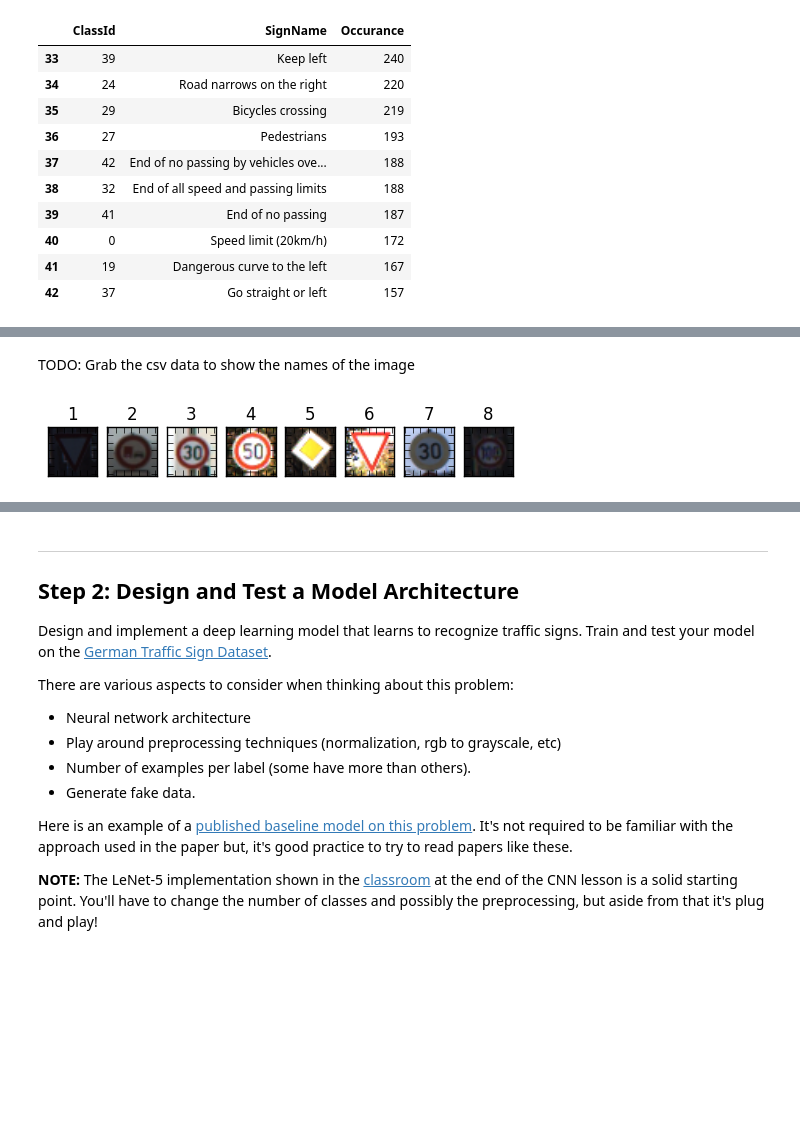
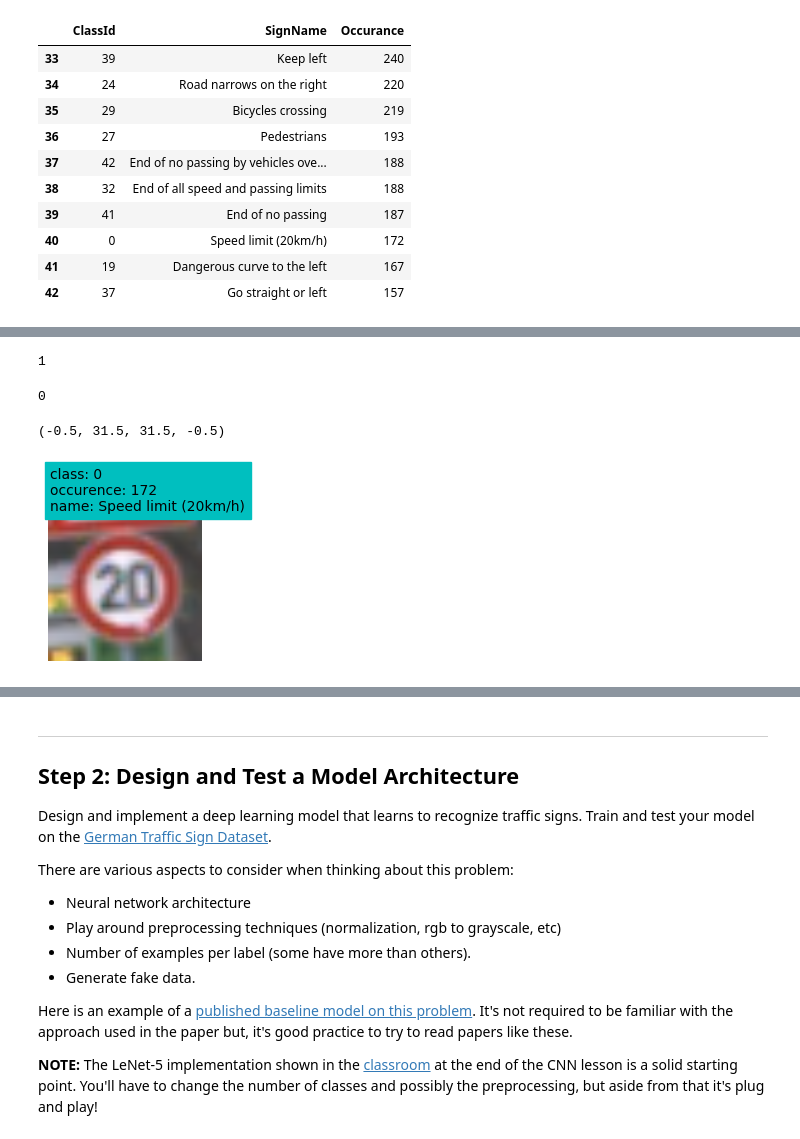
Before and after one commit to Self-Driving-Cars-LosAngeles/TrafficSignClassification, a Jupyter notebook: Traffic_Sign_Classifier_SDCLA.ipynb, the cells around one changed output, grey strips where cells are left out. Saved outputs shown, nothing was run; the diff lists cells and outputs as text; code cells hidden in the pictures; blank space fills up the shorter version.

Commit message:
[feature] - adds grid plot showing traffic sign abundances

```diff
--- a/Traffic_Sign_Classifier_SDCLA.ipynb
+++ b/Traffic_Sign_Classifier_SDCLA.ipynb
@@ -176,17 +198,26 @@ plt.title('Occurences v Classes')
-# %% [markdown]
-TODO: Grab the csv data to show the names of the image
-# %%
-### Data exploration visualization goes here.
-sample_size = 8
-indices = np.random.randint(0, high = len(X_train), size = sample_size)
-fig = plt.figure()
-for i in range(len(indices)):
-    a = fig.add_subplot(1,sample_size,i+1)
-    a.set_xticklabels([])
-    a.set_yticklabels([])
-    a.set_aspect('equal')
-    plot = plt.imshow(X_train[indices[i]])
-    a.set_title(i+1)
-plt.show()
-# %% [output]
-[figure, removed]
+# %%
+print(y_train[400])
+print()
+# %% [output]
+1
+# %%
+plt.figure(figsize = (8, 8))
+gs1 = gridspec.GridSpec(4, 4) #GridSpec(row, col)
+gs1.update(wspace = 0.01, hspace = 0.02) #spacing bw axes
+print(y_train[10])
+ax1 = plt.subplot(gs1[0])
+plt.axis('on')
+ax1.set_xticklabels([])
+ax1.set_yticklabels([])
+ax1.set_aspect('equal')
+
+occurence = data_pd_sorted.loc[data_pd_sorted['ClassId'] == y_train[10]]['Occurance'].values[0]
+sign_name = data_pd_sorted.loc[data_pd_sorted['ClassId'] == y_train[10]]['SignName'].values[0]
+plt.text(0, 0, "class: " + str(y_train[10]) + "\noccurence: " + str(occurence) + "\nname: " + str(sign_name),
+        color = 'k', backgroundcolor = 'c')
+plt.imshow(X_train[10])
+plt.axis('off')
+# %% [output]
+0
+(-0.5, 31.5, 31.5, -0.5)
+[figure, added]
```
Also changed, not shown: parts of 9 cells of this notebook, 1 other file.
